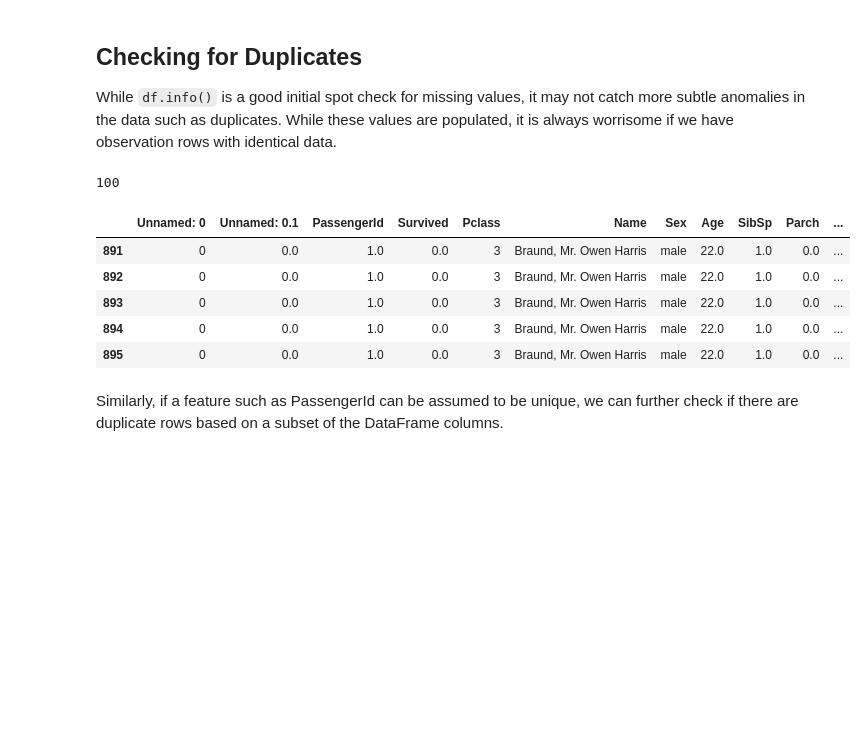
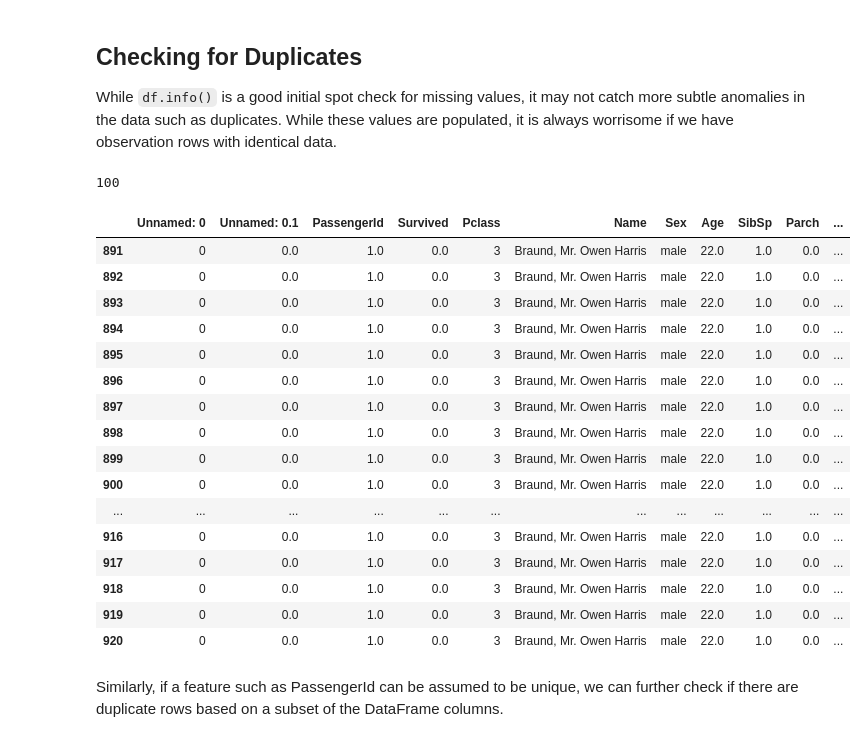
Before and after one commit to ravaxis/dsc-more-on-missing-data-nyc-ds-082619, a Jupyter notebook: index.ipynb, the cells around one changed output. Saved outputs shown, nothing was run; the diff lists cells and outputs as text; code cells hidden in the pictures; blank space fills up the shorter version.

```diff
--- a/index.ipynb
+++ b/index.ipynb
@@ -65,15 +65,26 @@ While `df.info()` is a good initial spot check for missing values, it may not ca
 # %%
 duplicates = df[df.duplicated()]
 print(len(duplicates))
-duplicates.head()
+duplicates.head(30)
 # %% [output]
 100
 |  | Unnamed: 0 | Unnamed: 0.1 | PassengerId | Survived | Pclass | Name | Sex | Age | SibSp | Parch | ... |
 | 891 | 0 | 0.0 | 1.0 | 0.0 | 3 | Braund, Mr. Owen Harris | male | 22.0 | 1.0 | 0.0 | ... |
 | 892 | 0 | 0.0 | 1.0 | 0.0 | 3 | Braund, Mr. Owen Harris | male | 22.0 | 1.0 | 0.0 | ... |
 | 893 | 0 | 0.0 | 1.0 | 0.0 | 3 | Braund, Mr. Owen Harris | male | 22.0 | 1.0 | 0.0 | ... |
 | 894 | 0 | 0.0 | 1.0 | 0.0 | 3 | Braund, Mr. Owen Harris | male | 22.0 | 1.0 | 0.0 | ... |
 | 895 | 0 | 0.0 | 1.0 | 0.0 | 3 | Braund, Mr. Owen Harris | male | 22.0 | 1.0 | 0.0 | ... |
+| 896 | 0 | 0.0 | 1.0 | 0.0 | 3 | Braund, Mr. Owen Harris | male | 22.0 | 1.0 | 0.0 | ... |
+| 897 | 0 | 0.0 | 1.0 | 0.0 | 3 | Braund, Mr. Owen Harris | male | 22.0 | 1.0 | 0.0 | ... |
+| 898 | 0 | 0.0 | 1.0 | 0.0 | 3 | Braund, Mr. Owen Harris | male | 22.0 | 1.0 | 0.0 | ... |
+| 899 | 0 | 0.0 | 1.0 | 0.0 | 3 | Braund, Mr. Owen Harris | male | 22.0 | 1.0 | 0.0 | ... |
+| 900 | 0 | 0.0 | 1.0 | 0.0 | 3 | Braund, Mr. Owen Harris | male | 22.0 | 1.0 | 0.0 | ... |
+| ... | ... | ... | ... | ... | ... | ... | ... | ... | ... | ... | ... |
+| 916 | 0 | 0.0 | 1.0 | 0.0 | 3 | Braund, Mr. Owen Harris | male | 22.0 | 1.0 | 0.0 | ... |
+| 917 | 0 | 0.0 | 1.0 | 0.0 | 3 | Braund, Mr. Owen Harris | male | 22.0 | 1.0 | 0.0 | ... |
+| 918 | 0 | 0.0 | 1.0 | 0.0 | 3 | Braund, Mr. Owen Harris | male | 22.0 | 1.0 | 0.0 | ... |
+| 919 | 0 | 0.0 | 1.0 | 0.0 | 3 | Braund, Mr. Owen Harris | male | 22.0 | 1.0 | 0.0 | ... |
+| 920 | 0 | 0.0 | 1.0 | 0.0 | 3 | Braund, Mr. Owen Harris | male | 22.0 | 1.0 | 0.0 | ... |
 # %% [markdown]
 Similarly, if a feature such as PassengerId can be assumed to be unique, we can further check if there are duplicate rows based on a subset of the DataFrame columns.
 # %%
```
